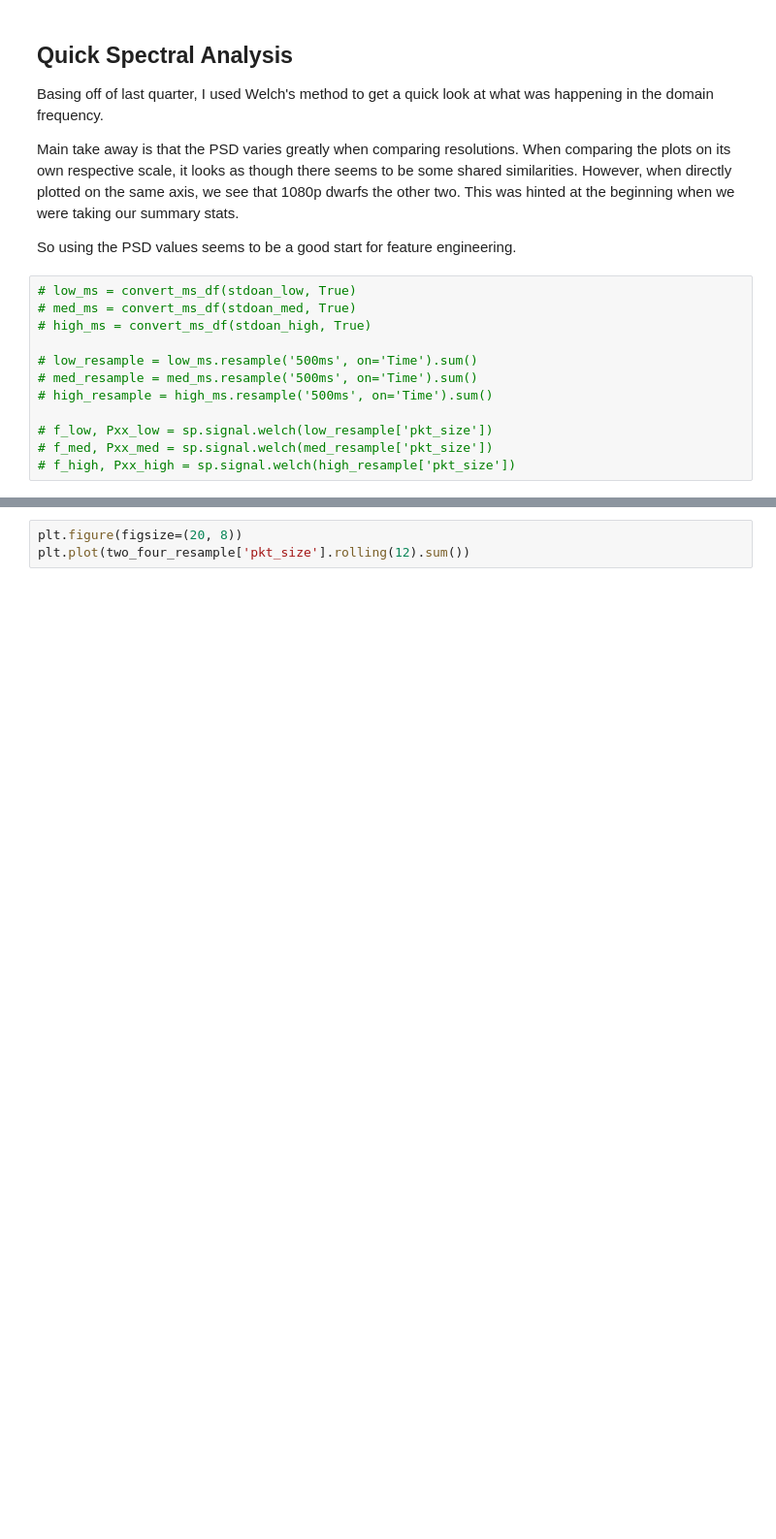
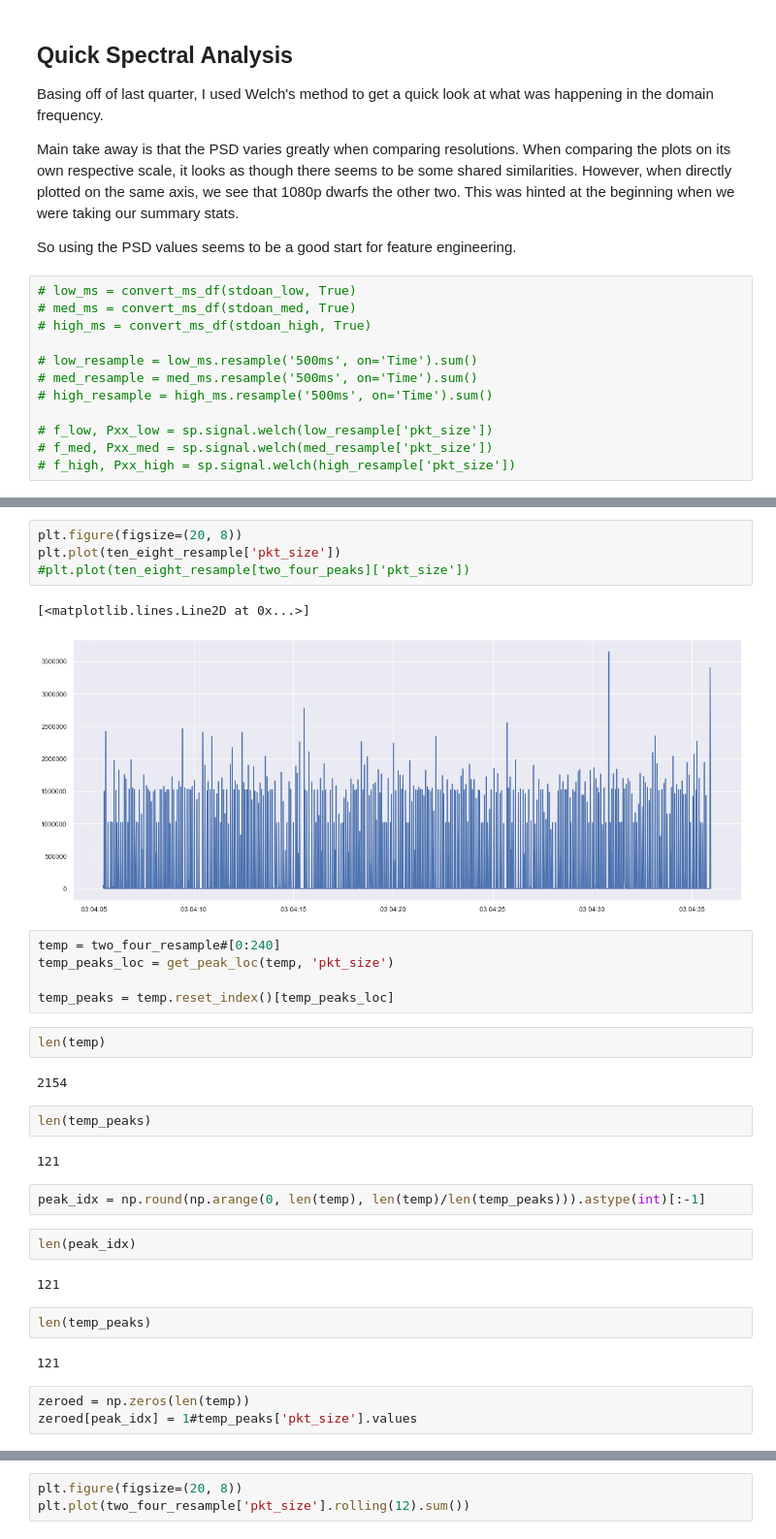
Before and after one commit to stephdoan/ResRecovery, a Jupyter notebook: notebooks/EDA.ipynb, the cells around one changed output, grey strips where cells are left out. Shown at 97% size. Cells and saved outputs as stored; diff of their text form; blank space fills up the shorter version.

```diff
--- a/notebooks/EDA.ipynb
+++ b/notebooks/EDA.ipynb
@@ -165,0 +173,33 @@ two_four_resample = convert_ms_df(stdoan_two_four).resample('500ms', on='Time').
+# %%
+plt.figure(figsize=(20, 8))
+plt.plot(ten_eight_resample['pkt_size'])
+#plt.plot(ten_eight_resample[two_four_peaks]['pkt_size'])
+# %% [output]
+[<matplotlib.lines.Line2D at 0x...>]
+[figure, added]
+# %%
+temp = two_four_resample#[0:240]
+temp_peaks_loc = get_peak_loc(temp, 'pkt_size')
+
+temp_peaks = temp.reset_index()[temp_peaks_loc]
+# %%
+len(temp)
+# %% [output]
+2154
+# %%
+len(temp_peaks)
+# %% [output]
+121
+# %%
+peak_idx = np.round(np.arange(0, len(temp), len(temp)/len(temp_peaks))).astype(int)[:-1]
+# %%
+len(peak_idx)
+# %% [output]
+121
+# %%
+len(temp_peaks)
+# %% [output]
+121
+# %%
+zeroed = np.zeros(len(temp))
+zeroed[peak_idx] = 1#temp_peaks['pkt_size'].values
```
Also changed, not shown: parts of 5 cells of this notebook, 2 other files.
